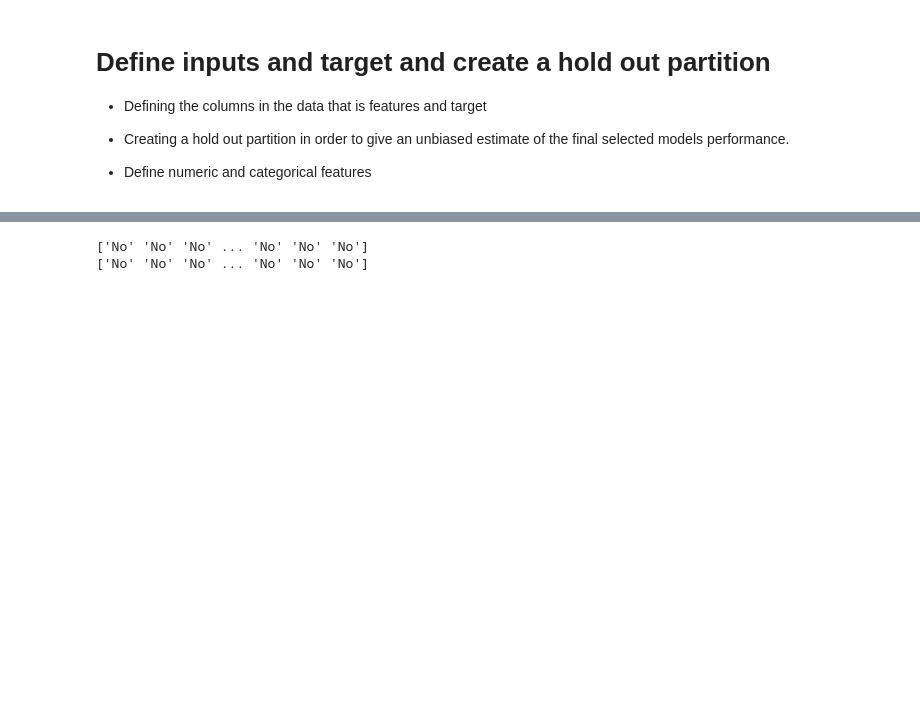
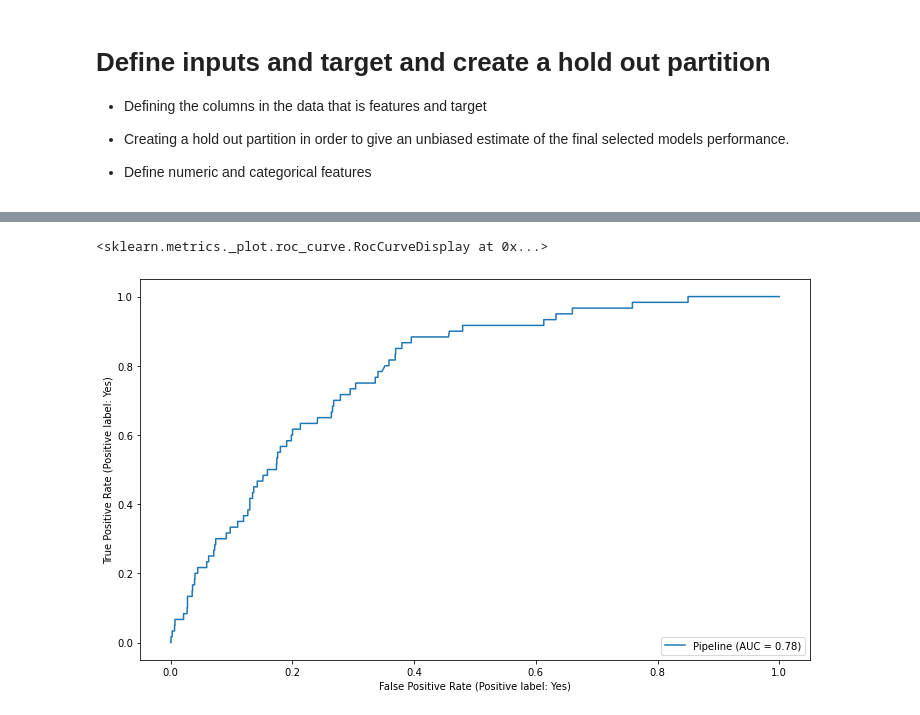
Before and after one commit to RDavidsen/churn_case, a Jupyter notebook: Churn_prediction.ipynb, the cells around one changed output, grey strips where cells are left out. Cells and saved outputs as stored; diff of their text form; code cells hidden in the pictures; blank space fills up the shorter version.

```diff
--- a/Churn_prediction.ipynb
+++ b/Churn_prediction.ipynb
@@ -21,6 +22,11 @@ import pandas as pd
 pd.set_option('display.max_rows', 100)
 pd.set_option('display.max_columns', 50)
 pd.set_option('display.width', 1000)
+
+%matplotlib inline
+import matplotlib
+import matplotlib.pyplot as plt
+plt.rcParams['figure.figsize'] = [12, 7]
 
 # for convenient plotting
 import seaborn as sns
@@ -137,10 +143,10 @@ X = df.drop(columns=['customerID', 'Churn'])
 y = df.Churn
 
 # split data in train and test
-X_train, X_test, y_train, y_test = train_test_split(X, y, stratify = y, test_size = 0.2, random_state = 42)
+X_train, X_test, y_train, y_test = train_test_split(X, y, stratify = y, test_size = 0.3, random_state = 42)
 
 # the numeric features to the model
-numeric_features = ['MonthlyCharges', 'TotalCharges']
+numeric_features = ['MonthlyCharges', 'TotalCharges', 'tenure']
 
 # the categorical features to the model
 categorical_features = ['gender', 'SeniorCitizen', 'Partner', 'Dependents', 'tenure', 'PhoneService',
@@ -206,24 +202,18 @@ best number of estimators:  60
-# %%
-from sklearn import metrics
-from sklearn.metrics import RocCurveDisplay
-
-final_pipeline = Pipeline( steps=[("preprocessor", preprocessor) ,("over",over),("under",under),
-("classifier", GradientBoostingClassifier(n_estimators=best_k))]
-)
-
-
-final_pipeline.fit(X_train, y_train)
-
-pred = np.array(final_pipeline.predict(X_test))
-
-
-print(pred)
-
-
-y_test_arr = np.array(y_test)
-
-
-print(y_test_arr)
-# %% [output]
-['No' 'No' 'No' ... 'No' 'No' 'No']
-['No' 'No' 'No' ... 'No' 'No' 'No']
+# %%
+from sklearn import metrics
+from sklearn.metrics import RocCurveDisplay
+
+# setting the pipeline with the best performing model
+pipeline.set_params(clf=GradientBoostingClassifier())
+
+# fitting the best performing model
+pipeline.fit(X_train, y_train)
+
+# scoring on the test partition
+y_probas = pipeline.predict_proba(X_test)
+# %%
+from sklearn.metrics import RocCurveDisplay, ConfusionMatrixDisplay
+RocCurveDisplay.from_estimator(pipeline, X_test, y_test)
+# %% [output]
+<sklearn.metrics._plot.roc_curve.RocCurveDisplay at 0x...>
+[figure, added]
```
Also changed, not shown: parts of 3 cells of this notebook, 1 other file.
